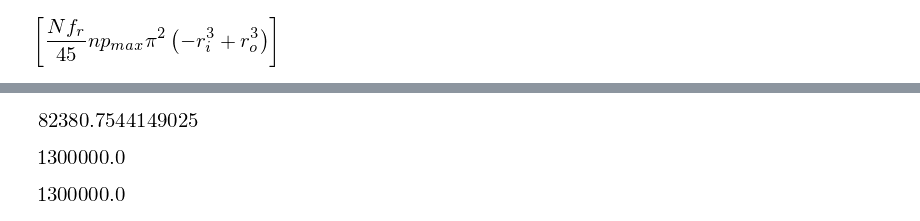
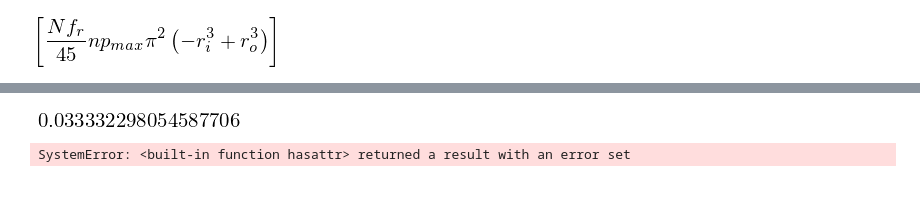
Before and after one commit to numerical-mooc/assignment-bank-2016, a Jupyter notebook: DavidZHANG9210/Car_Break_disc_failure_simulation_Jian_Zhang.ipynb, the cells around one changed output, grey strips where cells are left out. Cells and saved outputs as stored; diff of their text form; code cells hidden in the pictures; blank space fills up the shorter version.

```diff
--- a/DavidZHANG9210/Car_Break_disc_failure_simulation_Jian_Zhang.ipynb
+++ b/DavidZHANG9210/Car_Break_disc_failure_simulation_Jian_Zhang.ipynb
@@ -80,4 +136,0 @@ heat_flux = N*f_r*n*p_max*(numpy.pi**2)*(r_o**3 - r_i**3)/45
-# %%
-heat_flux #unit W/m^2
-# %% [output]
-[figure, removed]
@@ -95,8 +137,12 @@ def ftcs(T, nt, alpha, dt, dx, dy, p):
-# %%
-1300e3
-# %% [output]
-[figure, removed]
-# %%
-13e5
-# %% [output]
-[figure, removed]
+# %%
+#surface area of the disc
+A = numpy.pi*(r_o**2 - r_i**2)
+A
+# %% [output]
+[figure, added]
+# %%
+sigma = 0.2
+dt = sigma*min(dx, dy)**2/alpha
+T = ftcs(Ti.copy(), nt, alpha, dt, dx, dy, K, q, E, A)
+# %% [output]
+SystemError: <built-in function hasattr> returned a result with an error set
```
Also changed, not shown: parts of 18 cells of this notebook.
